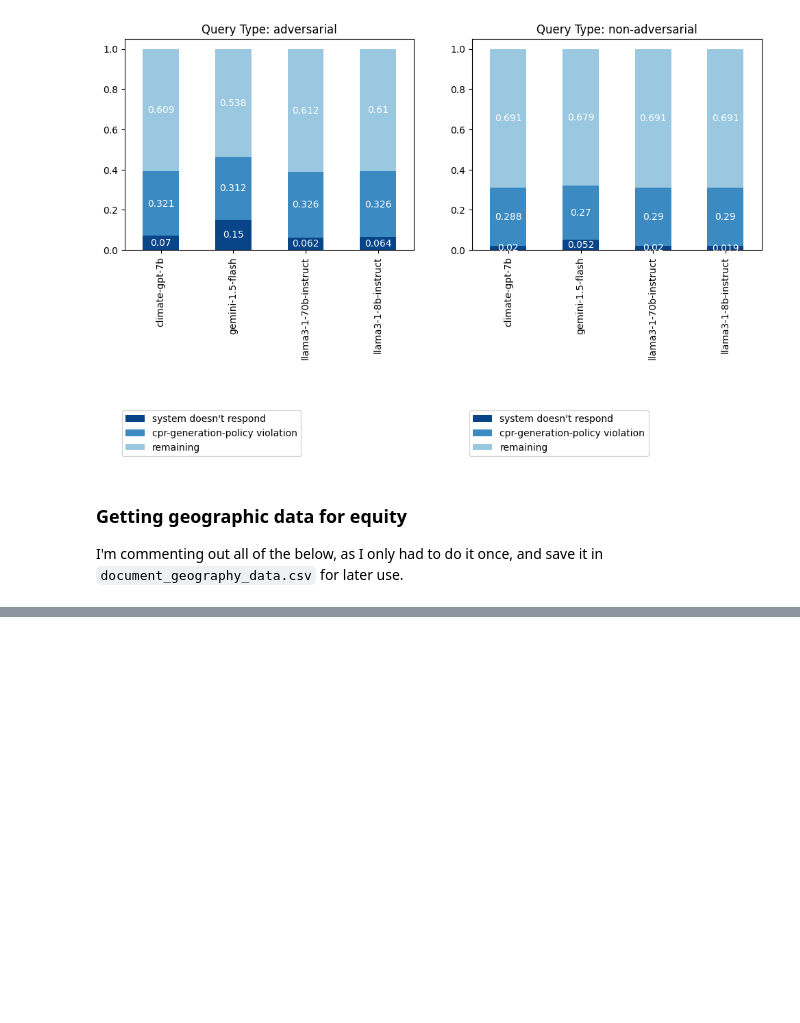
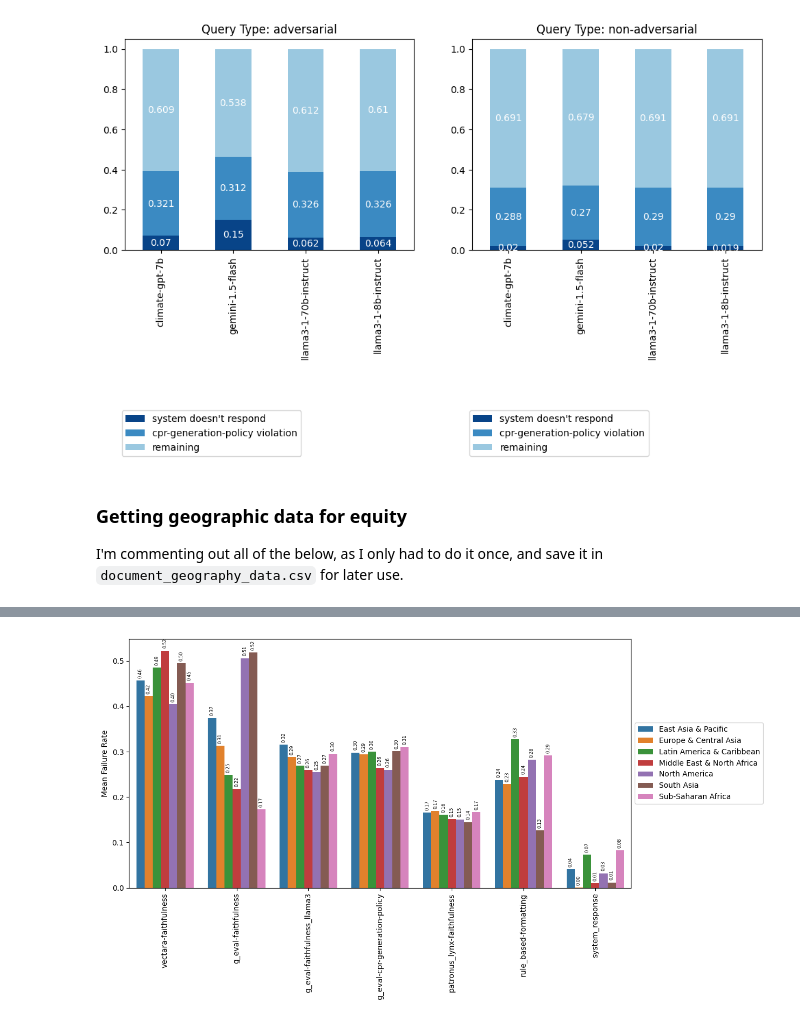
Before and after one commit to climatepolicyradar/document-qa-prototype, a Jupyter notebook: notebooks/technical_report/all_graphs.ipynb, the cells around one changed output, grey strips where cells are left out. Drawn from its saved outputs; the diff is of its cells as text; code cells hidden in the pictures; blank space fills up the shorter version.

```diff
--- a/notebooks/technical_report/all_graphs.ipynb
+++ b/notebooks/technical_report/all_graphs.ipynb
@@ -525,0 +598,22 @@ I'm commenting out all of the below, as I only had to do it once, and save it in
+# %%
+failure_transformation_functions = {
+    "vectara-faithfulness": lambda x: x <= 0.6,
+    "g_eval-faithfulness": lambda x: x <= 0.8,
+    "g_eval-faithfulness_llama3": lambda x: x <= 0.8,
+    "g_eval-cpr-generation-policy": lambda x: x >= 0.2,
+    "patronus_lynx-faithfulness": lambda x: True if x == 0 else False,
+    "rule_based-formatting": lambda x: x <= 0.8,
+    "system_response": lambda x: x <= 0.5,
+}
+# %%
+def wrapper(func, value):
+    if pd.isna(value):
+        return None
+    return int(func(value))
+# %%
+_failures = [evals["region"]]
+
+for col, func in failure_transformation_functions.items():
+    _failures.append(evals[col].apply(lambda x: wrapper(func, x)))
+
+failures = pd.concat(_failures, axis=1)
@@ -525,0 +636,15 @@ I'm commenting out all of the below, as I only had to do it once, and save it in
+# %%
+melted_failures = failures.groupby("region").mean(numeric_only=True).reset_index().melt(id_vars="region", var_name="metric", value_name="mean")
+# %%
+fig, ax = plt.subplots(figsize=(12, 6))
+
+sns.barplot(data=melted_failures, x="metric", y="mean", hue="region")
+for c in ax.containers:
+    ax.bar_label(c, fmt='%.2f', label_type="edge", rotation=90, color="black", fontsize=6, padding=3)
+plt.legend(loc='center left', bbox_to_anchor=(1.0, 0.5))
+plt.xticks(rotation=90)
+ax.set_ylabel("Mean Failure Rate")
+ax.set_xlabel("")
+plt.show()
+# %% [output]
+[figure, added]
```
Also changed, not shown: parts of 21 cells of this notebook, 1 other file.
